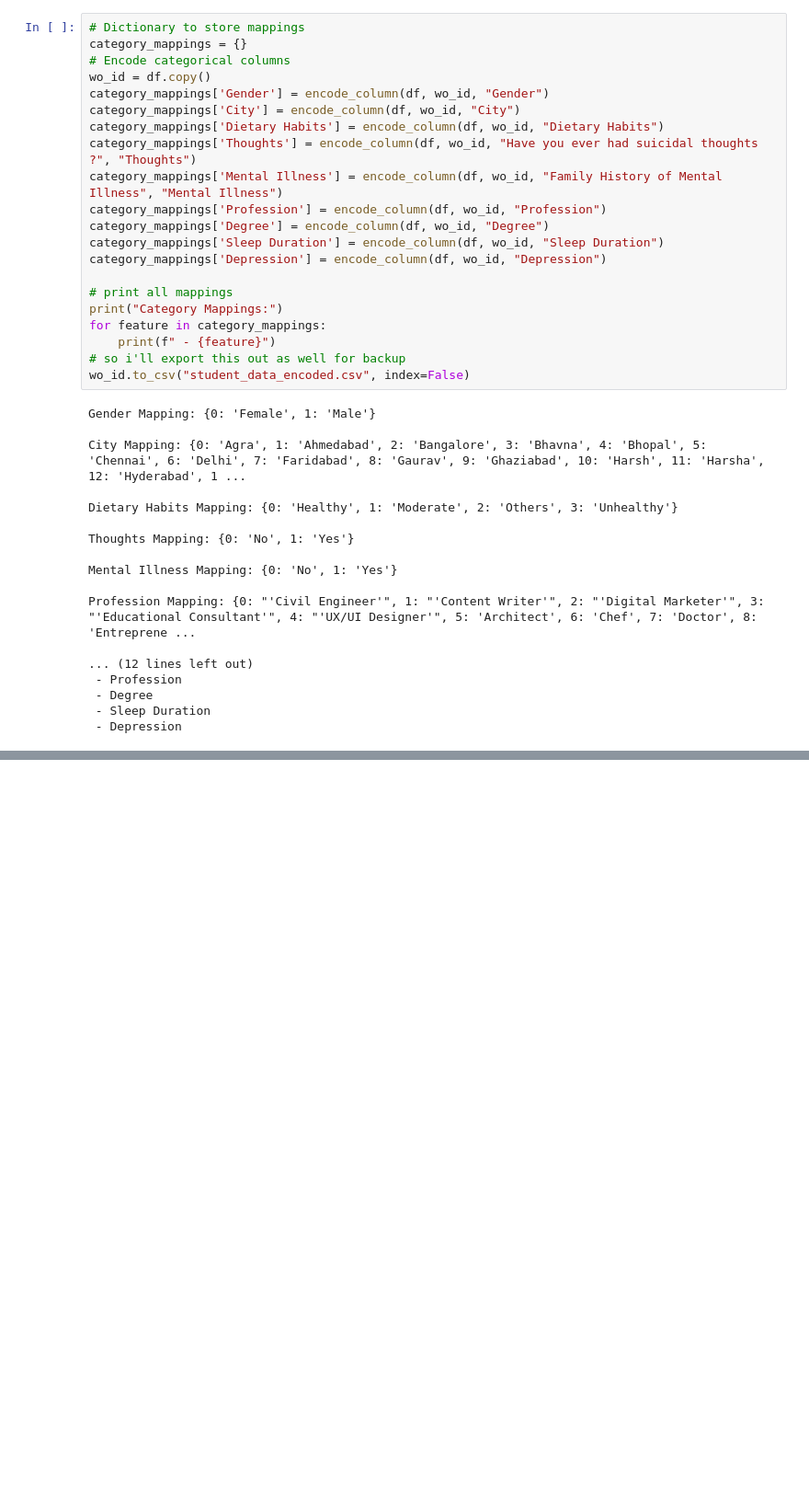
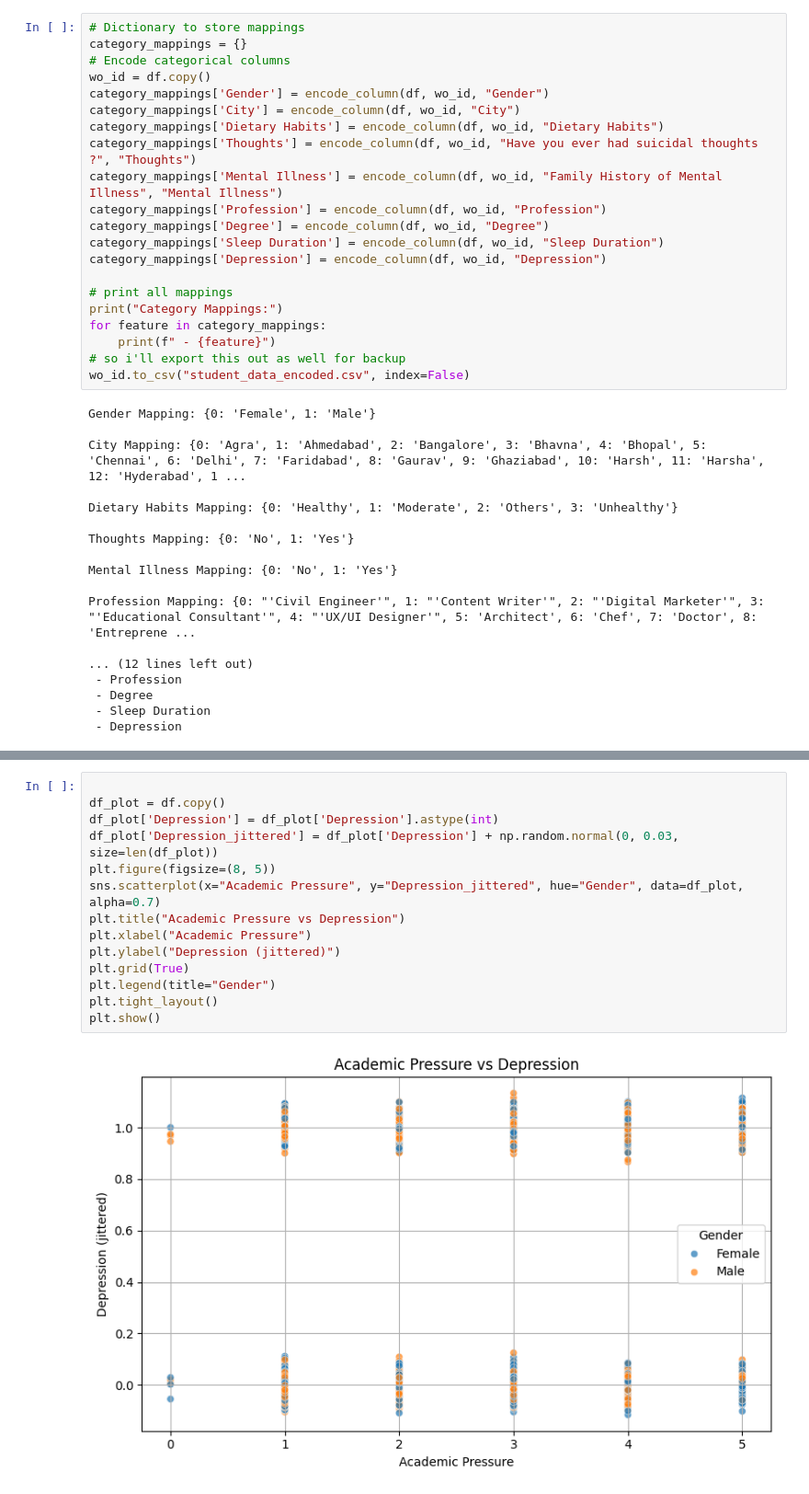
Before and after one commit to ETE4990-S25/homeworkfolder-Jayden-gif-dev, a Jupyter notebook: Labs/Lab_11/Huynh_Gia_Phong_Tat_Lab_11.ipynb, the cells around one changed output, grey strips where cells are left out. Shown: that part at 92% size. Saved outputs shown, nothing was run; the diff lists cells and outputs as text; blank space fills up the shorter version.

```diff
--- a/Labs/Lab_11/Huynh_Gia_Phong_Tat_Lab_11.ipynb
+++ b/Labs/Lab_11/Huynh_Gia_Phong_Tat_Lab_11.ipynb
@@ -241,0 +289,16 @@ Profession Mapping: {0: "'Civil Engineer'", 1: "'Content Writer'", 2: "'Digital
+# %%
+
+df_plot = df.copy()
+df_plot['Depression'] = df_plot['Depression'].astype(int)
+df_plot['Depression_jittered'] = df_plot['Depression'] + np.random.normal(0, 0.03, size=len(df_plot))
+plt.figure(figsize=(8, 5))
+sns.scatterplot(x="Academic Pressure", y="Depression_jittered", hue="Gender", data=df_plot, alpha=0.7)
+plt.title("Academic Pressure vs Depression")
+plt.xlabel("Academic Pressure")
+plt.ylabel("Depression (jittered)")
+plt.grid(True)
+plt.legend(title="Gender")
+plt.tight_layout()
+plt.show()
+# %% [output]
+[figure, added]
```
Also changed, not shown: parts of 22 cells of this notebook.
